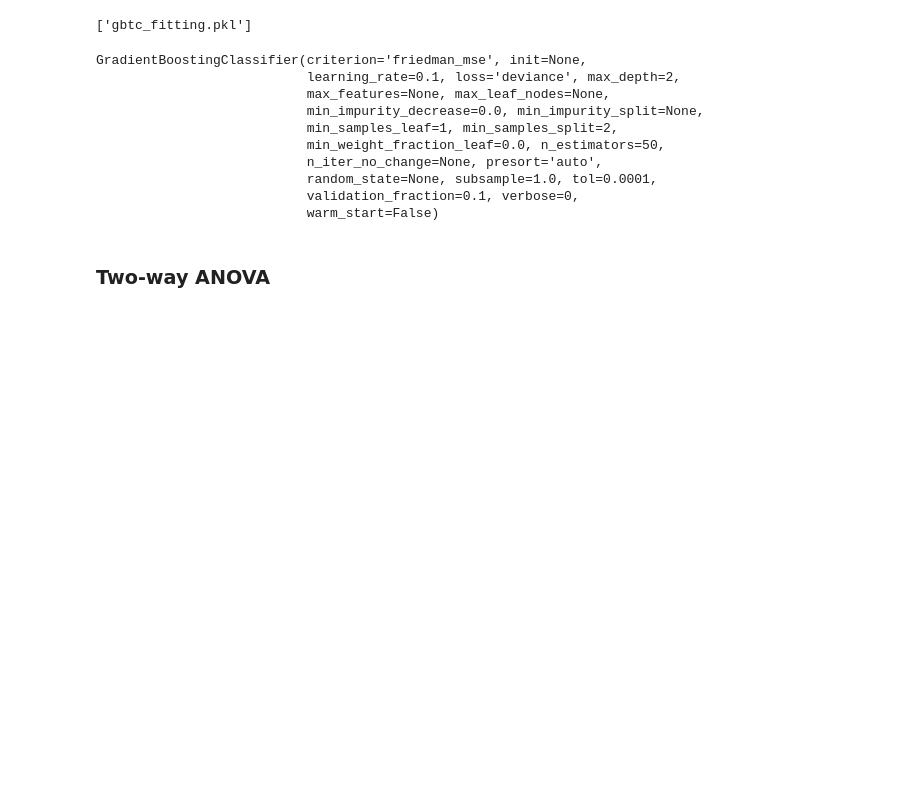
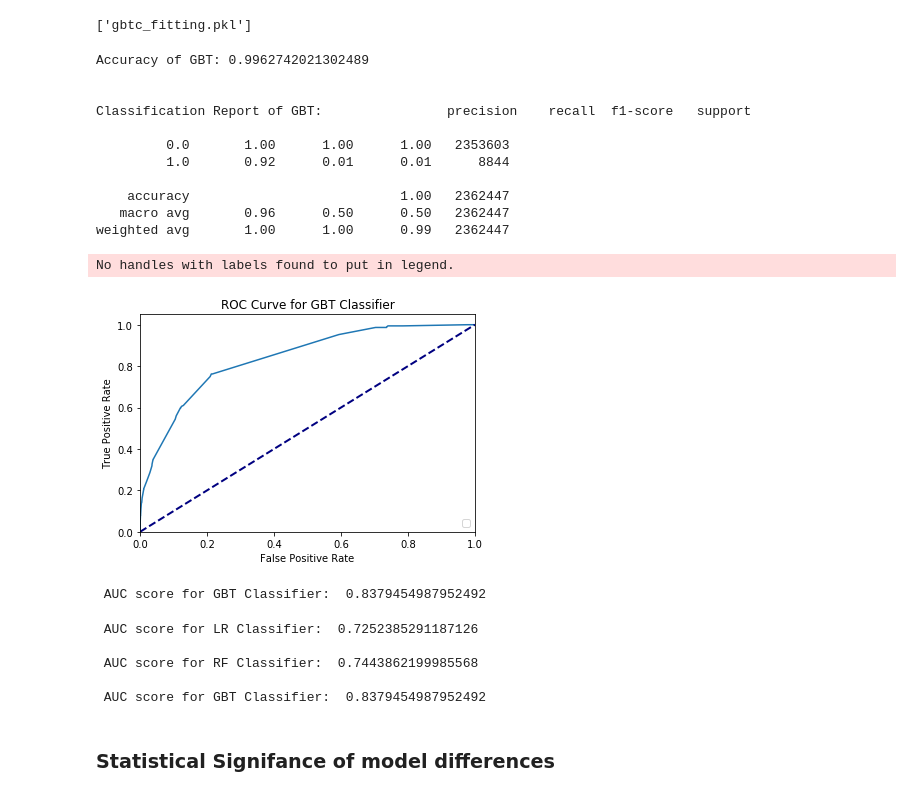
Before and after one commit to raoamalik/Predicting_Health_Insurance_Fraud, a Jupyter notebook: Predicting_Healthcare_Fraud/predicting_health_insurance_fraud.ipynb, the cells around one changed output. Saved outputs shown, nothing was run; the diff lists cells and outputs as text; code cells hidden in the pictures; blank space fills up the shorter version.

```diff
--- a/Predicting_Healthcare_Fraud/predicting_health_insurance_fraud.ipynb
+++ b/Predicting_Healthcare_Fraud/predicting_health_insurance_fraud.ipynb
@@ -603,20 +629,65 @@ dump(gbtc, "gbtc_fitting.pkl")
 ['gbtc_fitting.pkl']
 # %%
 gbtc_loaded = load("gbtc_fitting.pkl")
-gbtc_loaded
-# %% [output]
-GradientBoostingClassifier(criterion='friedman_mse', init=None,
-                           learning_rate=0.1, loss='deviance', max_depth=2,
-                           max_features=None, max_leaf_nodes=None,
-                           min_impurity_decrease=0.0, min_impurity_split=None,
-                           min_samples_leaf=1, min_samples_split=2,
-                           min_weight_fraction_leaf=0.0, n_estimators=50,
-                           n_iter_no_change=None, presort='auto',
-                           random_state=None, subsample=1.0, tol=0.0001,
-                           validation_fraction=0.1, verbose=0,
-                           warm_start=False)
-# %% [markdown]
-### Two-way ANOVA
+# %%
+### applying the model on test data
+y_predicted_gbtc = gbtc_loaded.predict(X_test)
+
+### accuracy of gbtc
+print("Accuracy of GBT:", metrics.accuracy_score(y_test, y_predicted_gbtc),"\n\n")
+
+### classification report
+print("Classification Report of GBT: ", classification_report(y_test, y_predicted_gbtc), "\n\n")
+
+### probability of predicting correct y
+y_predicted_prob_gbtc = gbtc_loaded.predict_proba(X_test)[:, 1]
+
+### ROC Curve
+fpr_gbt, tpr_gbt, thresholds_gbt = roc_curve(y_test, y_predicted_prob_gbtc)
+
+### plotting ROC curve
+plt.figure()
+lw_1 = 2
+plt.plot(fpr_gbt, tpr_gbt)
+plt.plot([0, 1], [0, 1], color='navy', lw=lw_1, linestyle='--')
+plt.xlim([0.0, 1.0])
+plt.ylim([0.0, 1.05])
+plt.xlabel('False Positive Rate')
+plt.ylabel('True Positive Rate')
+plt.title('ROC Curve for GBT Classifier')
+plt.legend(loc="lower right")
+plt.show()
+
+### AUC score
+auc_score_gbtc = roc_auc_score(y_test, y_predicted_prob_gbtc)
+print("\n\n AUC score for GBT Classifier: ",auc_score_gbtc)
+# %% [output]
+Accuracy of GBT: 0.9962742021302489
+
+
+Classification Report of GBT:                precision    recall  f1-score   support
+
+         0.0       1.00      1.00      1.00   2353603
+         1.0       0.92      0.01      0.01      8844
+
+    accuracy                           1.00   2362447
+   macro avg       0.96      0.50      0.50   2362447
+weighted avg       1.00      1.00      0.99   2362447
+No handles with labels found to put in legend.
+[figure, added]
+ AUC score for GBT Classifier:  0.8379454987952492
+# %%
+print("\n AUC score for LR Classifier: ",auc_score_lrcv,
+      "\n\n AUC score for RF Classifier: ",auc_score_rfc,
+      "\n\n AUC score for GBT Classifier: ",auc_score_gbtc, "\n\n")
+# %% [output]
+ AUC score for LR Classifier:  0.7252385291187126
+
+ AUC score for RF Classifier:  0.7443862199985568
+
+ AUC score for GBT Classifier:  0.8379454987952492
+# %% [markdown]
+### Statistical Signifance of model differences
 # %%
 import researchpy as rp
 import statsmodels.api as sm
```
Also changed, not shown: parts of 25 cells of this notebook.
